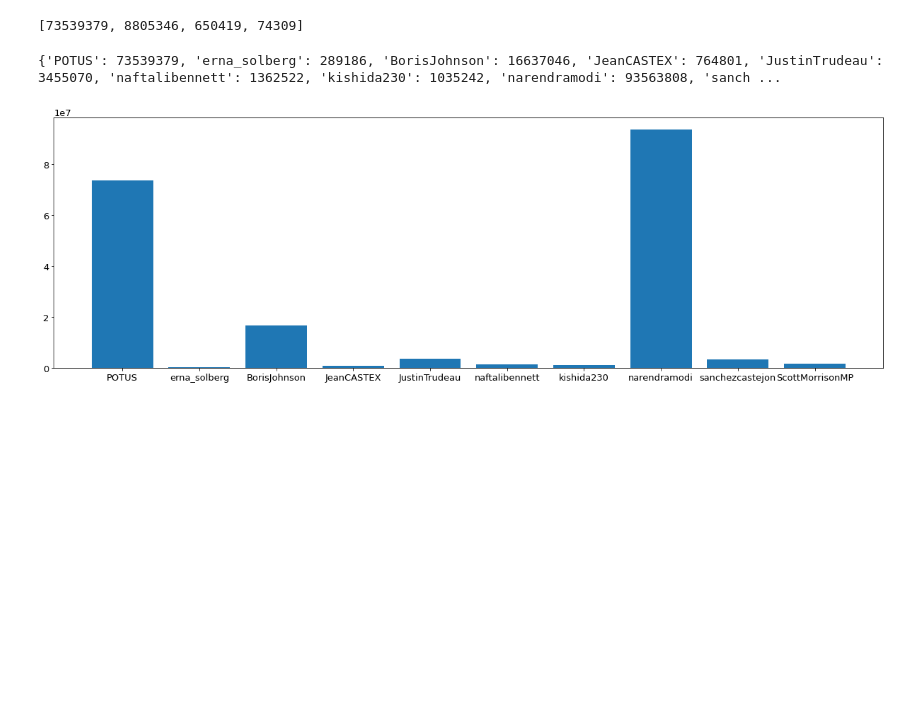
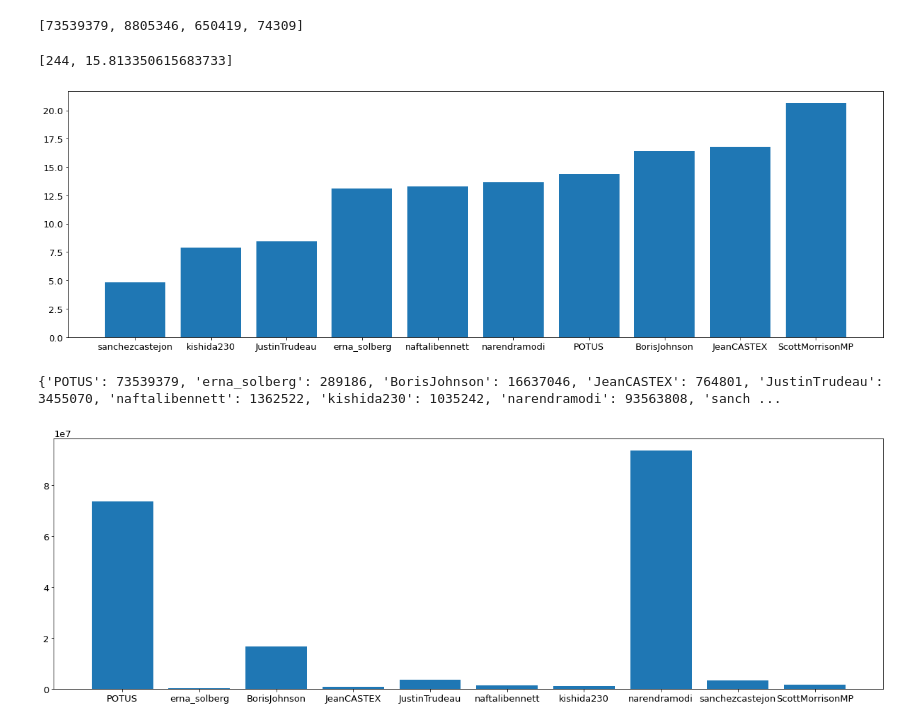
Before and after one commit to myresd/szakdolgozat, a Jupyter notebook: szakdoga_code.ipynb, the cells around one changed output. Cells and saved outputs as stored; diff of their text form; code cells hidden in the pictures; blank space fills up the shorter version.

Commit message:
Code cleanup and sentiments by profile feature

```diff
--- a/szakdoga_code.ipynb
+++ b/szakdoga_code.ipynb
@@ -168,6 +270,48 @@ def rt_fav_graph(leaders):
     plt.rcParams["font.size"] = 13
     plt.savefig('images/rtGraph.png', bbox_inches='tight')
     plt.show()
+# %%
+def get_positives_negatives(leader, target):
+    posdf = pd.read_csv(f'sentiments/sentiment_{leader}.csv')
+    target_count = posdf[((posdf.zeroshot_sentiment == target) & (posdf.vader_sentiment == target)) |
+                         ((posdf.zeroshot_sentiment == target) & (posdf.blob_sentiment == target)) |
+                         ((posdf.vader_sentiment == target) & (posdf.blob_sentiment == target))].shape[0]
+    percent_of_df = (target_count / posdf.shape[0]) * 100
+    return [target_count, percent_of_df]
+# %%
+print(get_positives_negatives("POTUS", "NEGATIVE"))
+# %% [output]
+[244, 15.813350615683733]
+# %%
+def percent_graph(leaders, target):
+    resd = dict.fromkeys(leaders, 0)
+    for key in resd.keys():
+        resd[key] = get_positives_negatives(key, target)[1]
+    return resd
+# %%
+def sort_dict(x):
+    sorted_values = sorted(x.values())
+    sorted_dict = {}
+    for i in sorted_values:
+        for k in x.keys():
+            if x[k] == i:
+                sorted_dict[k] = x[k]
+                break
+    return sorted_dict
+# %%
+def graph_from_dict(dictionary, filename):
+    dictionary2 = sort_dict(dictionary)
+    plt.bar(range(len(dictionary2)), list(dictionary2.values()), align='center')
+    plt.xticks(range(len(dictionary2)), list(dictionary2.keys()))
+    plt.rcParams["figure.figsize"] = (21,6.5)
+    plt.rcParams["font.size"] = 13
+    plt.savefig(f'images/{filename}.png', bbox_inches='tight')
+    plt.show()
+# %%
+tograph = percent_graph(world_leaders, "NEUTRAL")
+graph_from_dict(tograph, "neutral_percent")
+# %% [output]
+[figure, added]
 # %%
 rt_fav_graph(world_leaders)
 # %% [output]
```
Also changed, not shown: parts of 31 cells of this notebook, 16 other files.
